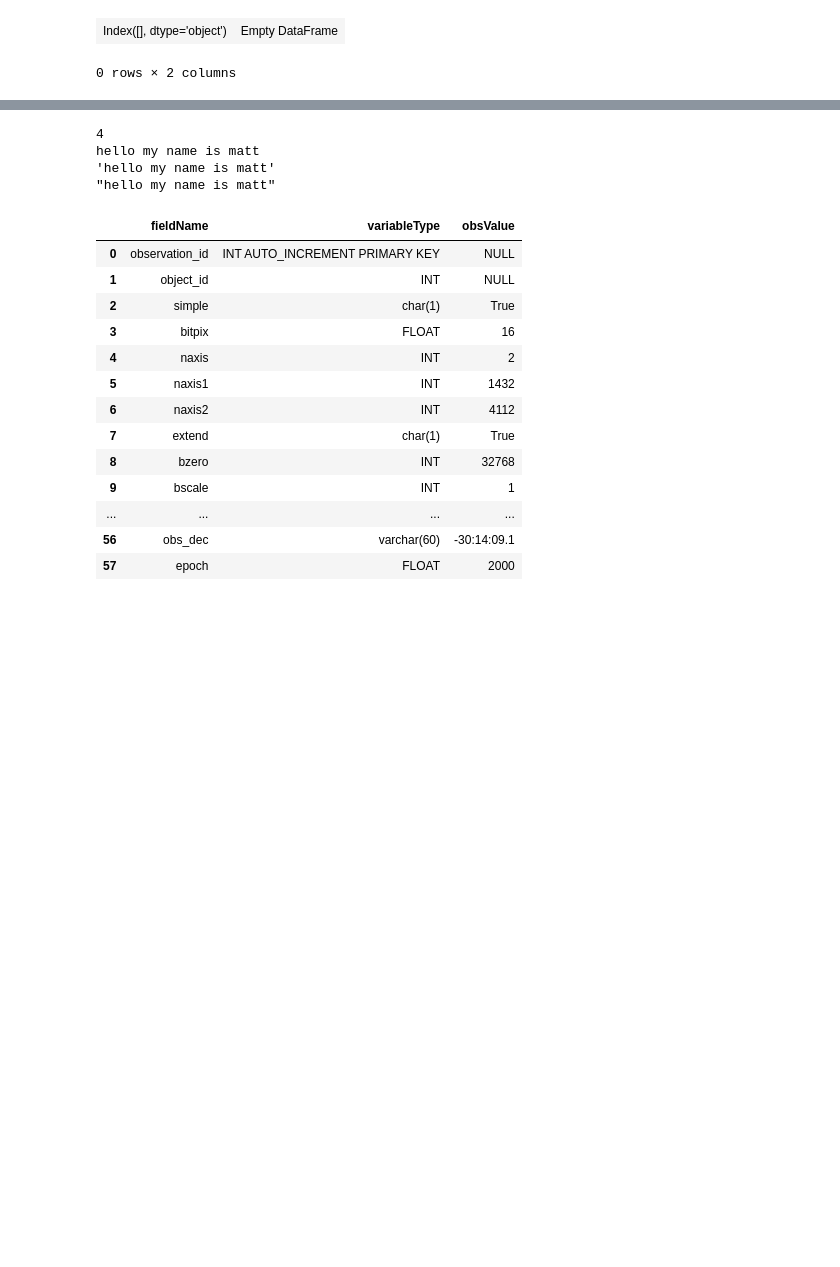
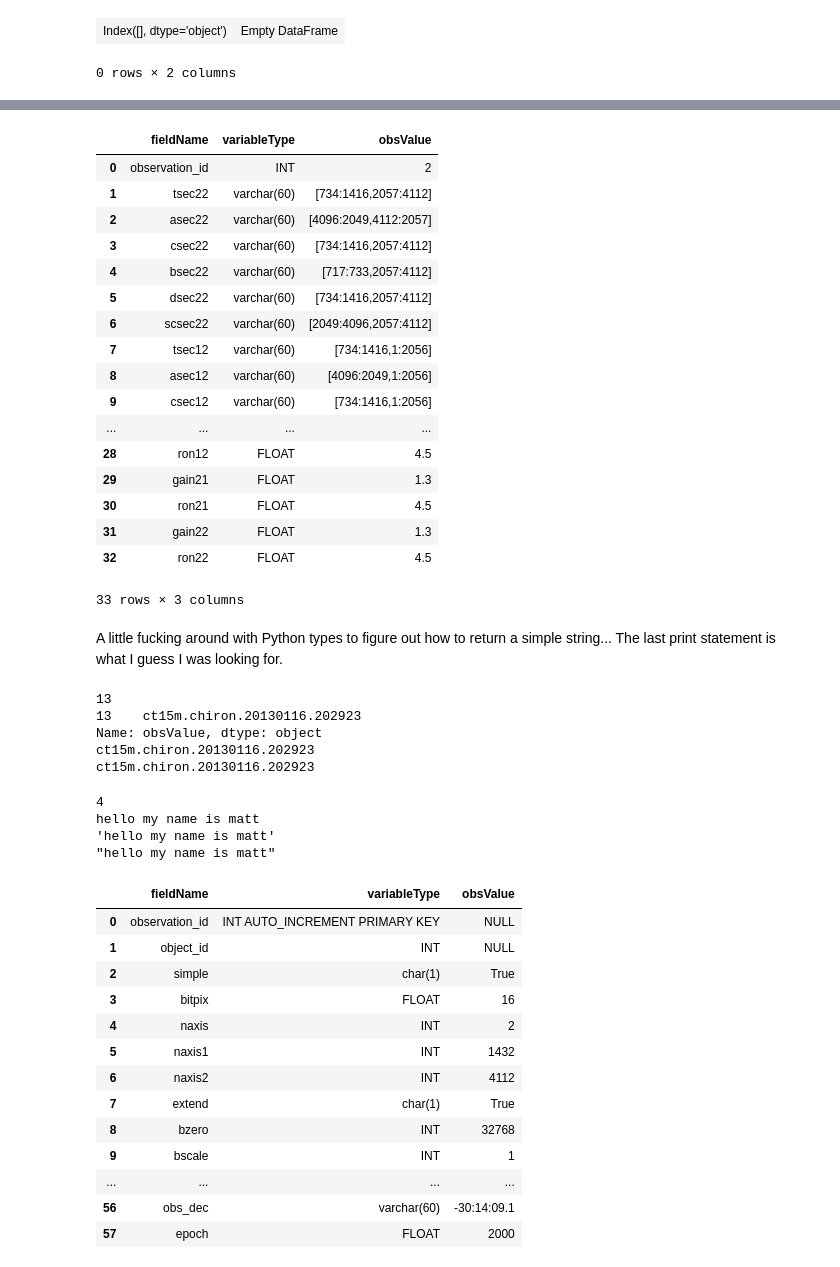
Before and after one commit to mattgiguere/chirondb, a Jupyter notebook: chironDBObject.ipynb, the cells around one changed output, grey strips where cells are left out. Saved outputs shown, nothing was run; the diff lists cells and outputs as text; code cells hidden in the pictures; blank space fills up the shorter version.

Commit message:
observation_id now works
the observation_id is now updated across all tables for each
observation.

```diff
--- a/chironDBObject.ipynb
+++ b/chironDBObject.ipynb
@@ -54,7 +54,7 @@ class chironObject:
             #print('Now adding table ' + self.tableNames[idx])
             newTable = pd.read_csv(self.tableFileNames[idx])
             #newTable.columns = ['fieldName', 'variableType', 'obsValue']
-            newTable['obsValue'] = float('NaN')
+            newTable['obsValue'] = 'NULL'
             self.tableDict[self.tableNames[idx]] = newTable
 
 
@@ -156,29 +156,41 @@ class chironObject:
             print('-----------------------------------------')
             print("TABLE NAME: "+tidx)
             print('-----------------------------------------')
-            currTab = self.tableDict[tidx]
-            currTab = currTab.fillna('NULL')
-            #print(currTab)
+
+            #make a couple lists to add
             obsVals = []
             colNames = []
             cmd = "INSERT INTO "+tidx+" ("
-            for nidx in range(len(currTab['obsValue'])):
-                colNames.append(currTab.loc[nidx,'fieldName'])
-                newObsVal = str(currTab.loc[nidx,'obsValue'])
-                #take care of funky strings:
-                varType = currTab.loc[nidx,'variableType'].strip()[0:3]
+            for nidx in range(len(self.tableDict[tidx]['obsValue'])):
+                colNames.append(self.tableDict[tidx].loc[nidx,'fieldName'])
+                newObsVal = str(self.tableDict[tidx].loc[nidx,'obsValue'])
+                #add quotes to strings, otherwise MySQL will reject it:
+                varType = self.tableDict[tidx].loc[nidx,'variableType'].strip()[0:3]
                 if (varType == 'var'):
                     newObsVal = "'"+newObsVal+"'"
                 obsVals.append(newObsVal)
-                #cmd += str(newColName)+", "
-                #valarr += str(newObsValue)+", "
+
+            #now finish up the command to INSERT the observation:
             cmd += ", ".join(colNames) + ") VALUES (" + ", ".join(obsVals)+")"
             print(cmd)
+
+            #execute the command:
             cur.execute(cmd)
+
+            #and commit the transaction to the database:
             conn.commit()
-            #print(','.join(obsVals))
-            #print("VALUES")
-            #print(','.join(colNames))
+
+            #Now retrieve the AUTO_INCREMENTED observation_id and update the tables
+            #so they can be JOINed later:
+            if tidx == 'observations':
+                obsid = self.tableDict['observations'].loc[np.where(self.tableDict['observations'].fieldName == 'obsid')[0][0], 'obsValue']
+                obscmd = "SELECT observation_id FROM observations WHERE obsid = '" +obsid+"'"
+                cur.execute(obscmd)
+                newObsId = cur.fetchall()[0][0]
+                print(newObsId)
+                for tidx in self.tableNames:
+                    print("Table is: "+tidx)
+                    self.tableDict[tidx].loc[np.where(self.tableDict[tidx].fieldName == 'observation_id')[0][0], 'obsValue'] = newObsId
 # %%
 myObs = chironObject()
 myObs.rawFileName = '/raw/mir7/130116/chi130116.1000.fits'
@@ -209,3 +221,40 @@ INSERT INTO reduction (observation_id, red_id, resolutn, thidnlin, tharfnam, snr
+# %%
+myObs.tableDict['ccdsections'].loc[myObs.tableDict['ccdsections'].fieldName == 'observation_id', 'obsValue'] = 2
+myObs.tableDict['ccdsections']
+# %% [output]
+|  | fieldName | variableType | obsValue |
+| 0 | observation_id | INT | 2 |
+| 1 | tsec22 | varchar(60) | [734:1416,2057:4112] |
+| 2 | asec22 | varchar(60) | [4096:2049,4112:2057] |
+| 3 | csec22 | varchar(60) | [734:1416,2057:4112] |
+| 4 | bsec22 | varchar(60) | [717:733,2057:4112] |
+| 5 | dsec22 | varchar(60) | [734:1416,2057:4112] |
+| 6 | scsec22 | varchar(60) | [2049:4096,2057:4112] |
+| 7 | tsec12 | varchar(60) | [734:1416,1:2056] |
+| 8 | asec12 | varchar(60) | [4096:2049,1:2056] |
+| 9 | csec12 | varchar(60) | [734:1416,1:2056] |
+| ... | ... | ... | ... |
+| 28 | ron12 | FLOAT | 4.5 |
+| 29 | gain21 | FLOAT | 1.3 |
+| 30 | ron21 | FLOAT | 4.5 |
+| 31 | gain22 | FLOAT | 1.3 |
+| 32 | ron22 | FLOAT | 4.5 |
+33 rows × 3 columns
+# %% [markdown]
+A little fucking around with Python types to figure out how to return a simple string... The last print statement is what I guess I was looking for.
+# %%
+import numpy as np
+obsid = myObs.tableDict['observations'].loc[myObs.tableDict['observations'].fieldName == 'obsid','obsValue']
+print(np.where(myObs.tableDict['observations'].fieldName == 'obsid')[0][0])
+print(obsid)
+print(myObs.tableDict['observations'].loc[13,'obsValue'])
+print(myObs.tableDict['observations'].loc[np.where(myObs.tableDict['observations'].fieldName == 'obsid')[0][0],'obsValue'])
+# %% [output]
+13
+13    ct15m.chiron.20130116.202923
+Name: obsValue, dtype: object
+ct15m.chiron.20130116.202923
+ct15m.chiron.20130116.202923
 # %%
 myObs.tableDict['observations'].loc[myObs.tableDict['observations'].fieldName == 'rawfilename', 'obsValue'] = myObs.rawFileName
 # %%
```
Also changed, not shown: parts of 2 cells of this notebook.
